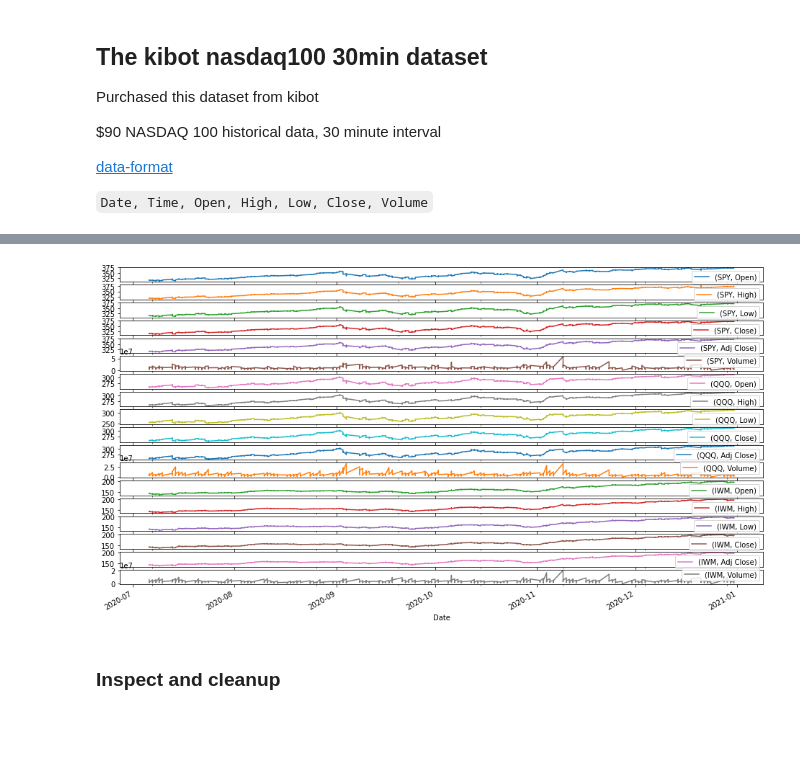
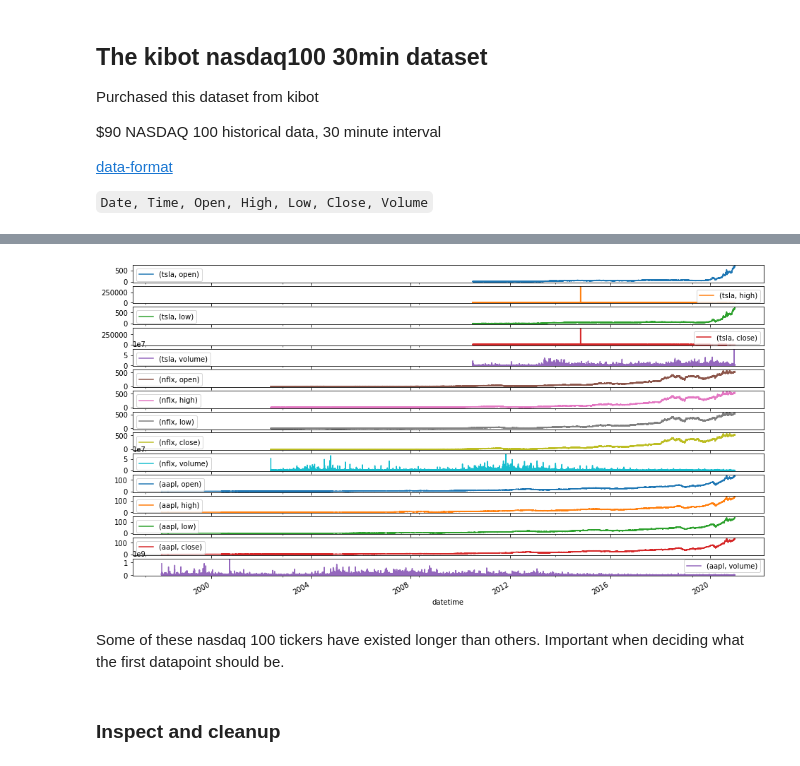
Before and after one commit to neuralnetes/notebooks, a Jupyter notebook: time-series/kibot.ipynb, the cells around one changed output, grey strips where cells are left out. Drawn from its saved outputs; the diff is of its cells as text; code cells hidden in the pictures; blank space fills up the shorter version.

Commit message:
kibot data play

```diff
--- a/time-series/kibot.ipynb
+++ b/time-series/kibot.ipynb
@@ -76,14 +79,17 @@ columns = ['date', 'time', 'open', 'high', 'low', 'close', 'volume']
 # %%
-def kibot_datetimes(df):
-    return (df['date'] + ' ' + df['time']).apply(pd.to_datetime)
-
 def ticker_df(directory_path, filename):
     split_filename = filename.split('.')
     ticker = split_filename[0].lower()
     file_path = f'{directory_path}/{filename}'
     df = pd.read_csv(file_path, names=columns, index_col=False)
     df['datetime'] = kibot_datetimes(df)
-    df.set_index('datetime')
+    df = df.set_index(['datetime'])
+    df = df.drop(['date', 'time'], axis=1)
     return ticker, df
+# %%
+tickers = ['FB', 'AMZN', 'AAPL','NFLX', 'GOOGL', 'TSLA']
 # %%
-ticker_dfs = dict(ticker_df(data_path, filename) for filename in os.listdir(data_path))
+ticker_dfs = dict(
+    ticker_df(data_path, filename) for filename in os.listdir(data_path)
+    if any(ticker in filename for ticker in tickers)
+)
@@ -122,0 +98,2 @@ yfinance_df.head()
+# %%
+multi_df = pd.concat(ticker_dfs.values(), axis=1, keys=ticker_dfs.keys())
@@ -123,8 +120,10 @@ yfinance_df.head()
 # %%
-plot_cols = ['SPY', 'QQQ', 'IWM']
-_ = yfinance_df[plot_cols].plot(subplots=True)
+plot_cols = ['tsla', 'nflx', 'aapl']
+_ = multi_df[plot_cols].plot(subplots=True)
 # %% [output]
-[figure, old version]
+[figure, new version]
+# %% [markdown]
+Some of these nasdaq 100 tickers have existed longer than others. Important when deciding what the first datapoint should be.
 # %% [markdown]
 ### Inspect and cleanup
 # %% [markdown]
```
Also changed, not shown: parts of 80 cells of this notebook.
